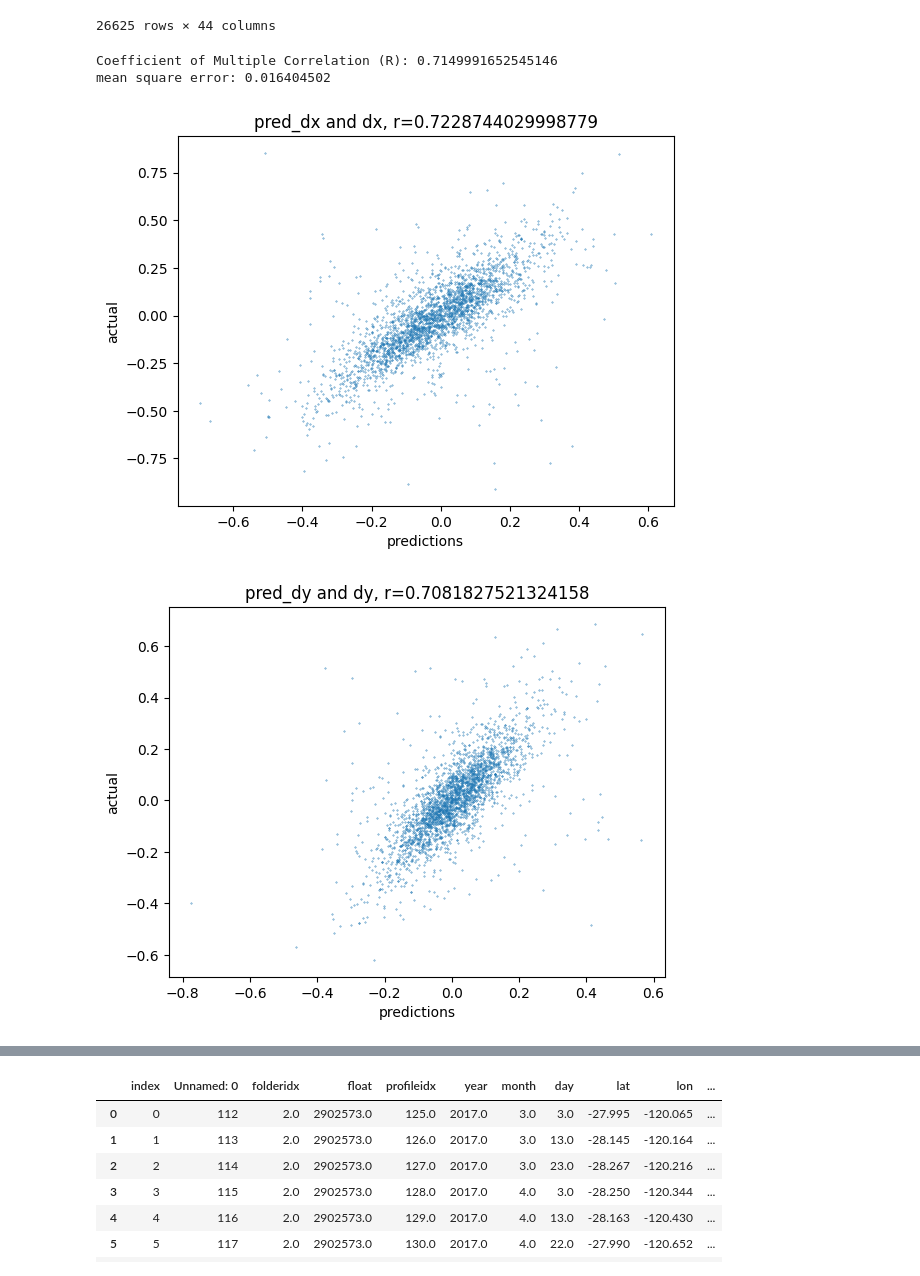
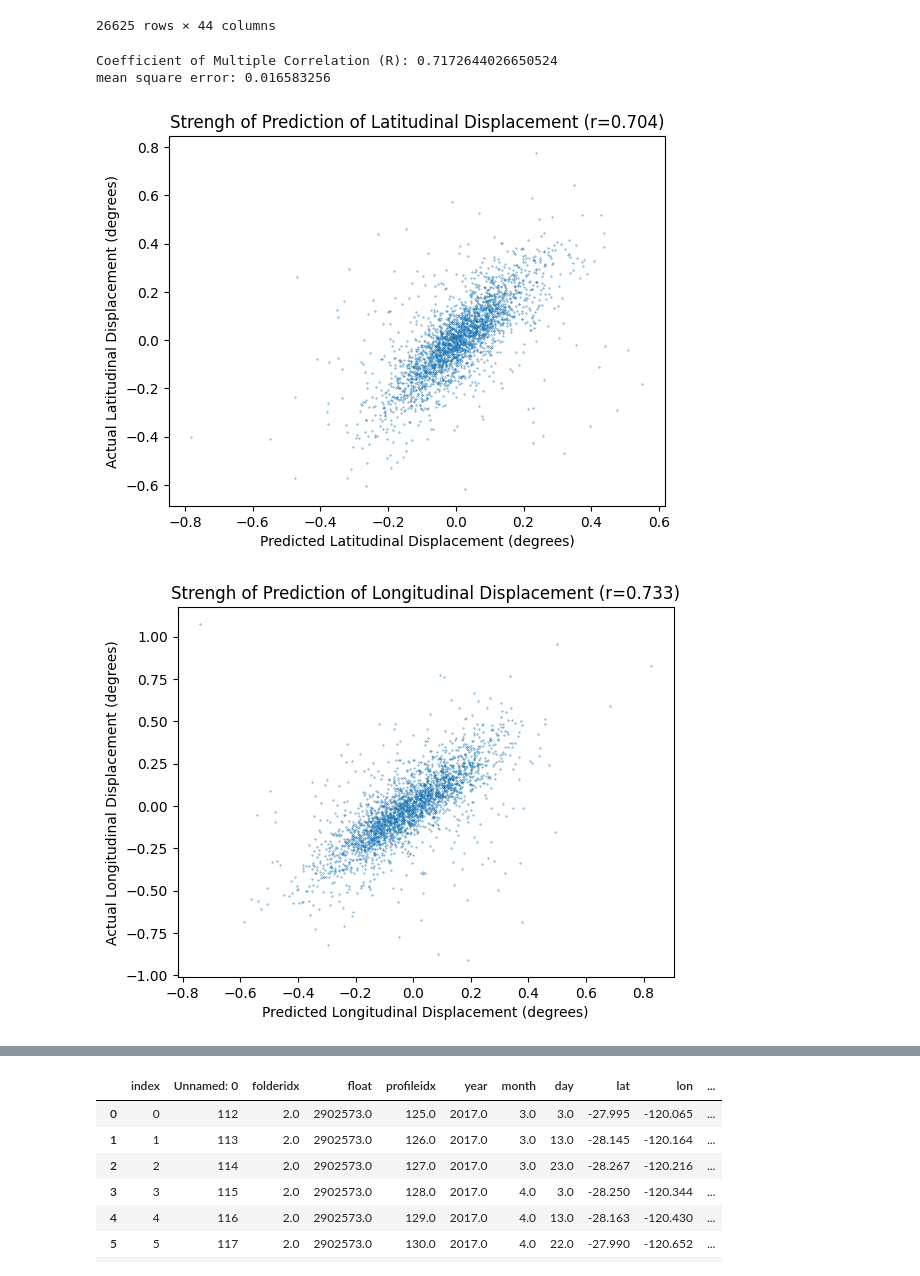
Before and after one commit to kalkulator413/argo_nn, a Jupyter notebook: train.ipynb, the cells around one changed output, grey strips where cells are left out. Drawn from its saved outputs; the diff is of its cells as text; code cells hidden in the pictures.

```diff
--- a/train.ipynb
+++ b/train.ipynb
@@ -91,43 +91,43 @@ final
 Y = final[['dy', 'dx']].to_numpy()
 X = final.drop(columns=['dy', 'dx']).to_numpy()
 X = torch.tensor(X).float()
 Y = torch.tensor(Y).float()
 X, Y = shuffle(X, Y)
 X_train, X_test, Y_train, Y_test = train_test_split(X, Y, test_size=0.1)
 X_train, X_val, Y_train, Y_val = train_test_split(X_train, Y_train, test_size=0.11)
 
 
 from sklearn.linear_model import LinearRegression
 from sklearn.metrics import r2_score
 
 model = LinearRegression()
 model.fit(X_train, Y_train)
 Y_pred = model.predict(X_test)
 r_squared = r2_score(Y_test, Y_pred)
 R = np.sqrt(r_squared)
 
 def corr_coef(x, y):
     num = np.mean(x * y) - np.mean(x)*np.mean(y)
     denom = np.std(x) * np.std(y)
     return num / denom
 
 print("Coefficient of Multiple Correlation (R):", R)
 print('mean square error:', np.mean((Y_pred - Y_test.detach().numpy())**2))
 
-plt.scatter(Y_pred[:, 1], Y_test[:, 1], s=.1)
-plt.title(f'pred_dx and dx, r={corr_coef(Y_pred[:, 1], Y_test.detach().numpy()[:, 1])}')
-plt.xlabel('predictions')
-plt.ylabel('actual')
+plt.scatter(Y_pred[:, 0], Y_test[:, 0], s=.1)
+plt.title(f'Strengh of Prediction of Latitudinal Displacement (r={round(1e3*corr_coef(Y_pred[:, 0], Y_test.detach().numpy()[:, 0]))/1e3})')
+plt.xlabel('Predicted Latitudinal Displacement (degrees)')
+plt.ylabel('Actual Latitudinal Displacement (degrees)')
 plt.show()
 
-plt.scatter(Y_pred[:, 0], Y_test[:, 0], s=.1)
-plt.title(f'pred_dy and dy, r={corr_coef(Y_pred[:, 0], Y_test.detach().numpy()[:, 0])}')
-plt.xlabel('predictions')
-plt.ylabel('actual')
+plt.scatter(Y_pred[:, 1], Y_test[:, 1], s=.1)
+plt.title(f'Strengh of Prediction of Longitudinal Displacement (r={round(1e3*corr_coef(Y_pred[:, 1], Y_test.detach().numpy()[:, 1]))/1e3})')
+plt.xlabel('Predicted Longitudinal Displacement (degrees)')
+plt.ylabel('Actual Longitudinal Displacement (degrees)')
 plt.show()
 # %% [output]
-Coefficient of Multiple Correlation (R): 0.7149991652545146
-mean square error: 0.016404502
+Coefficient of Multiple Correlation (R): 0.7172644026650524
+mean square error: 0.016583256
-[figure, old version]
+[figure, new version]
-[figure, old version]
+[figure, new version]
 # %%
```
Also changed, not shown: parts of 7 cells of this notebook.
